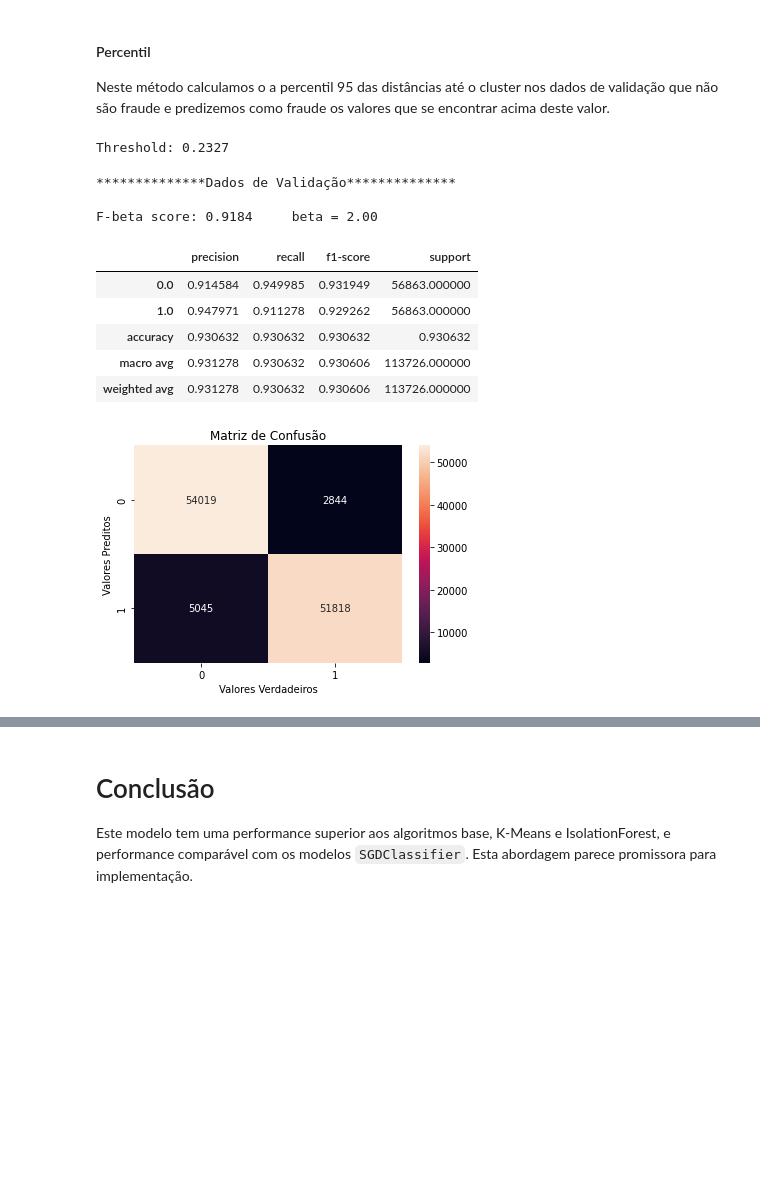
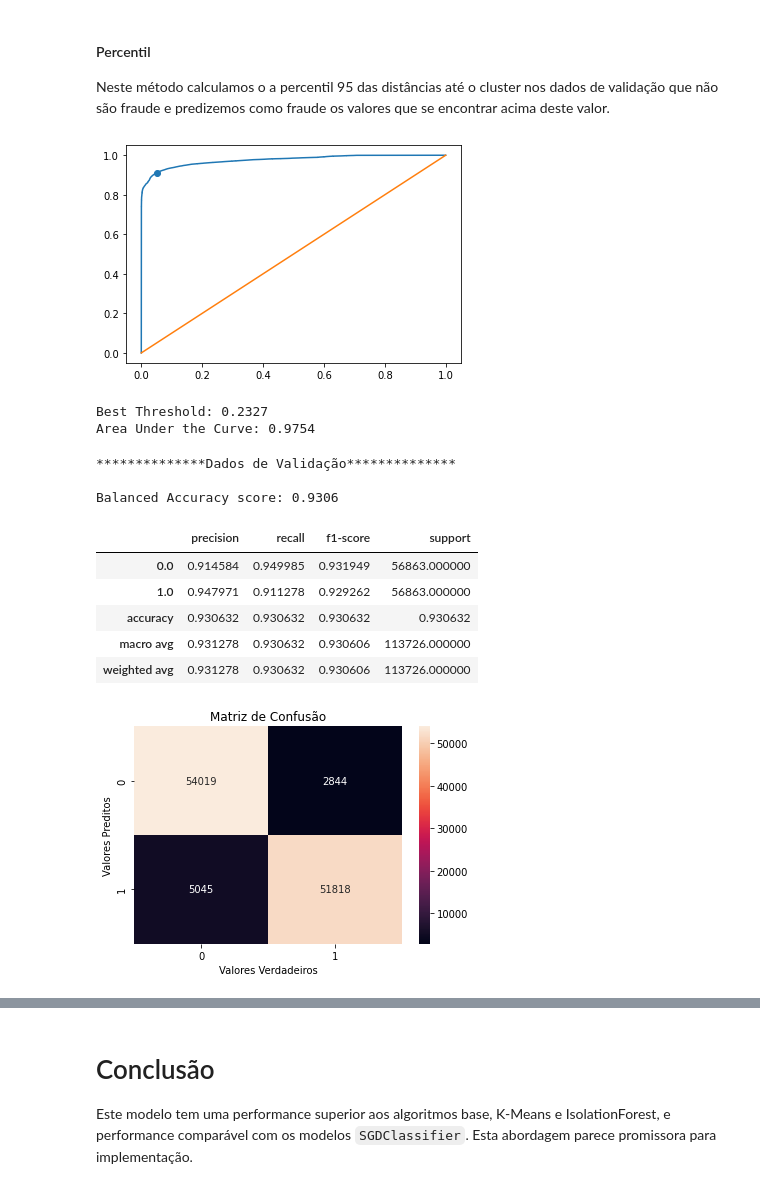
Before and after one commit to Gabriel-Stella/Credit_Card_Fraud, a Jupyter notebook: Credit_Card_Fraud_part4.ipynb, the cells around one changed output, grey strips where cells are left out. Saved outputs shown, nothing was run; the diff lists cells and outputs as text; code cells hidden in the pictures; blank space fills up the shorter version.

```diff
--- a/Credit_Card_Fraud_part4.ipynb
+++ b/Credit_Card_Fraud_part4.ipynb
@@ -934,10 +1020,33 @@ F-beta score: 0.0544     beta = 2.00
 #### Percentil
 
 Neste método calculamos o a percentil 95 das distâncias até o cluster nos dados de validação que não são fraude e predizemos como fraude os valores que se encontrar acima deste valor.
-# %%
-threshold = np.quantile(val_prob_nf,.95)
-print('Threshold: %1.4f'%threshold)
-# %% [output]
-Threshold: 0.2327
+# %%
+val_prob_nf = val_prob[y_val.ravel() == 0]
+data_nf = np.concatenate((val_prob_nf,np.zeros_like(val_prob_nf)))
+data_nf = data_nf.reshape((-1,2),order="F")
+val_prob_f = val_prob[y_val.ravel() == 1]
+data_f = np.concatenate((val_prob_f,np.ones_like(val_prob_f)))
+data_f = data_f.reshape((-1,2),order="F")
+data = pd.DataFrame(np.concatenate([data_nf,data_f]),columns=["Distances","Class"])
+
+threshold = np.quantile(val_prob_nf,.95)
+
+
+y_val_pred = (val_prob>=threshold)
+tpr_max = recall_score(y_val,y_val_pred)
+fpr_max = 1 - recall_score(y_val,y_val_pred,pos_label=0)
+
+
+# Verificando o ponto na curva ROC
+plt.plot(fpr,tpr)
+plt.plot(x,x)
+plt.scatter(fpr_max,tpr_max)
+plt.show()
+print('Best Threshold: %1.4f'%threshold)
+print('Area Under the Curve: %1.4f'%(np.diff(fpr)*tpr[1:]).sum())
+# %% [output]
+[figure, added]
+Best Threshold: 0.2327
+Area Under the Curve: 0.9754
 # %%
 # Realizando as previsões para o limiar encontrado
@@ -951,12 +1060,11 @@ from sklearn.metrics import confusion_matrix
 
 # Realizando as avaliações dos resultados obtidos
 print("**************Dados de Validação**************\n")
-beta = 2
-print("F-beta score: %1.4f"%fbeta_score(y_val.reshape(-1),y_val_pred_std,beta=beta),'\t beta = %1.2f'%beta)
+print("Balanced Accuracy score: %1.4f"%balanced_accuracy_score(y_val.reshape(-1),y_val_pred_percentile))
 
-display(pd.DataFrame(classification_report(y_val.reshape(-1),y_val_pred_std,digits=2,output_dict=True)).T)
+display(pd.DataFrame(classification_report(y_val.reshape(-1),y_val_pred_percentile,digits=2,output_dict=True)).T)
 
-sns.heatmap(confusion_matrix(y_val.reshape(-1),y_val_pred_std,labels=[0.,1.]),annot=True,fmt='1.0f')
+sns.heatmap(confusion_matrix(y_val.reshape(-1),y_val_pred_percentile,labels=[0.,1.]),annot=True,fmt='1.0f')
 ax = plt.gca()
 ax.set_title('Matriz de Confusão')
 ax.set_xlabel('Valores Verdadeiros')
@@ -965,7 +1073,7 @@ plt.show()
 # %% [output]
 **************Dados de Validação**************
 
-F-beta score: 0.9184     beta = 2.00
+Balanced Accuracy score: 0.9306
 |  | precision | recall | f1-score | support |
 | 0.0 | 0.914584 | 0.949985 | 0.931949 | 56863.000000 |
 | 1.0 | 0.947971 | 0.911278 | 0.929262 | 56863.000000 |
```
Also changed, not shown: parts of 54 cells of this notebook, 3 other files.
